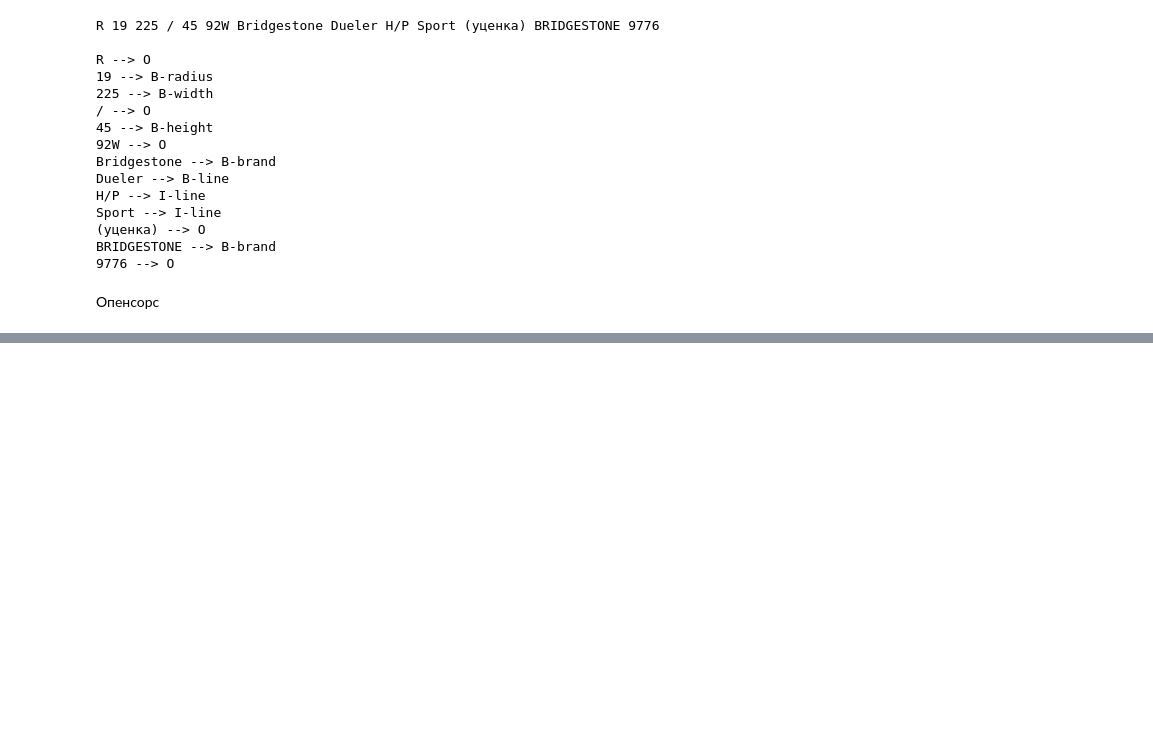
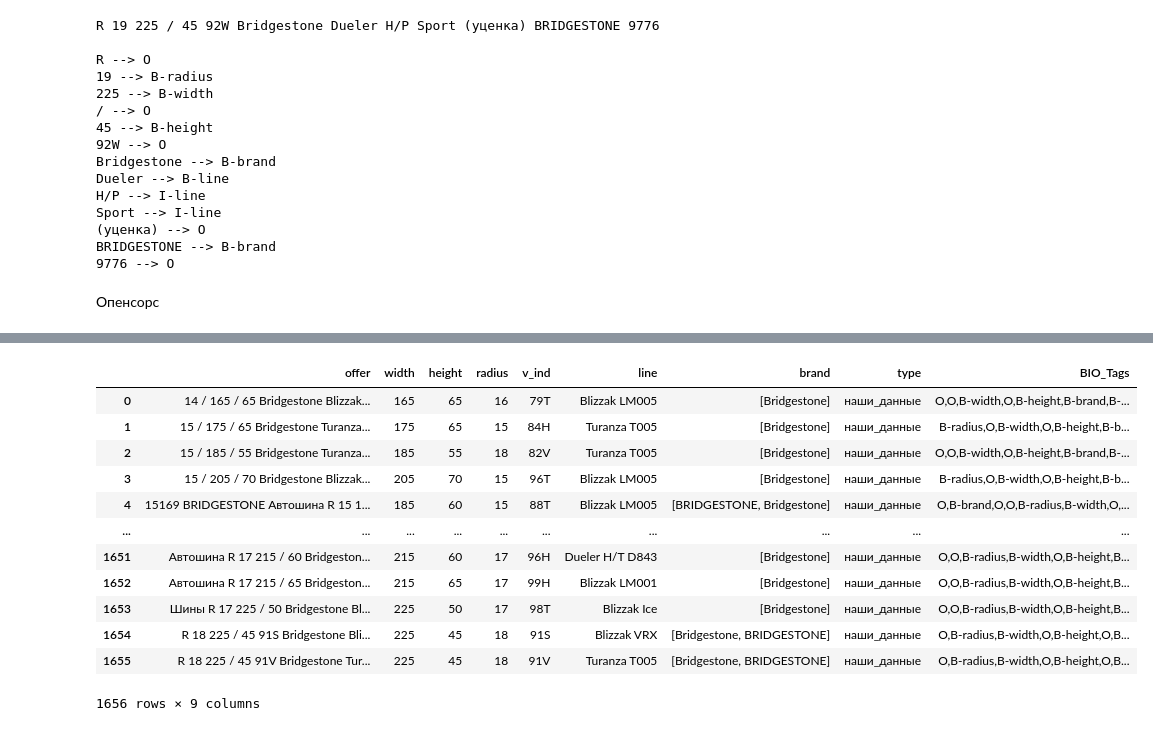
Before and after one commit to IgorSondors/BERT_NER, a Jupyter notebook: dataset.ipynb, the cells around one changed output, grey strips where cells are left out. Cells and saved outputs as stored; diff of their text form; code cells hidden in the pictures; blank space fills up the shorter version.

Commit message:
prod dataset our + opensourse

```diff
--- a/dataset.ipynb
+++ b/dataset.ipynb
@@ -200,0 +205,20 @@ K --> O
+# %%
+train_dataset = df.sample(frac=0.8,random_state=200)
+test_dataset = df.drop(train_dataset.index).reset_index(drop=True)
+train_dataset = train_dataset.reset_index(drop=True)
+# %%
+test_dataset
+# %% [output]
+|  | offer | width | height | radius | v_ind | line | brand | type | BIO_Tags |
+| 0 | 14 / 165 / 65 Bridgestone Blizzak... | 165 | 65 | 16 | 79T | Blizzak LM005 | [Bridgestone] | наши_данные | O,O,B-width,O,B-height,B-brand,B-... |
+| 1 | 15 / 175 / 65 Bridgestone Turanza... | 175 | 65 | 15 | 84H | Turanza T005 | [Bridgestone] | наши_данные | B-radius,O,B-width,O,B-height,B-b... |
+| 2 | 15 / 185 / 55 Bridgestone Turanza... | 185 | 55 | 18 | 82V | Turanza T005 | [Bridgestone] | наши_данные | O,O,B-width,O,B-height,B-brand,B-... |
+| 3 | 15 / 205 / 70 Bridgestone Blizzak... | 205 | 70 | 15 | 96T | Blizzak LM005 | [Bridgestone] | наши_данные | B-radius,O,B-width,O,B-height,B-b... |
+| 4 | 15169 BRIDGESTONE Автошина R 15 1... | 185 | 60 | 15 | 88T | Blizzak LM005 | [BRIDGESTONE, Bridgestone] | наши_данные | O,B-brand,O,O,B-radius,B-width,O,... |
+| ... | ... | ... | ... | ... | ... | ... | ... | ... | ... |
+| 1651 | Автошина R 17 215 / 60 Bridgeston... | 215 | 60 | 17 | 96H | Dueler H/T D843 | [Bridgestone] | наши_данные | O,O,B-radius,B-width,O,B-height,B... |
+| 1652 | Автошина R 17 215 / 65 Bridgeston... | 215 | 65 | 17 | 99H | Blizzak LM001 | [Bridgestone] | наши_данные | O,O,B-radius,B-width,O,B-height,B... |
+| 1653 | Шины R 17 225 / 50 Bridgestone Bl... | 225 | 50 | 17 | 98T | Blizzak Ice | [Bridgestone] | наши_данные | O,O,B-radius,B-width,O,B-height,B... |
+| 1654 | R 18 225 / 45 91S Bridgestone Bli... | 225 | 45 | 18 | 91S | Blizzak VRX | [Bridgestone, BRIDGESTONE] | наши_данные | O,B-radius,B-width,O,B-height,O,B... |
+| 1655 | R 18 225 / 45 91V Bridgestone Tur... | 225 | 45 | 18 | 91V | Turanza T005 | [Bridgestone, BRIDGESTONE] | наши_данные | O,B-radius,B-width,O,B-height,O,B... |
+1656 rows × 9 columns
```
Also changed, not shown: parts of 10 cells of this notebook, 1 other file.
